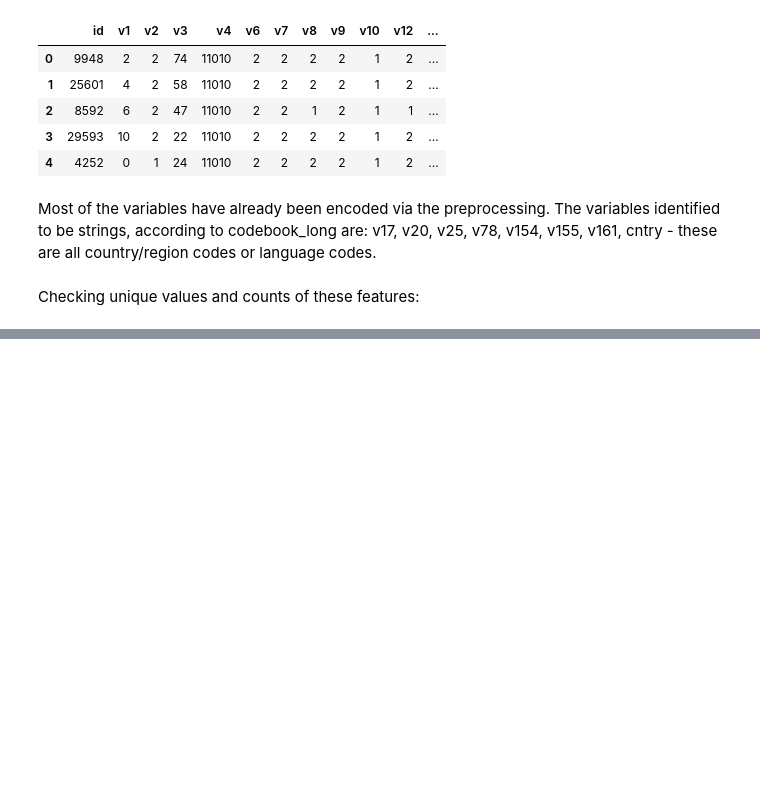
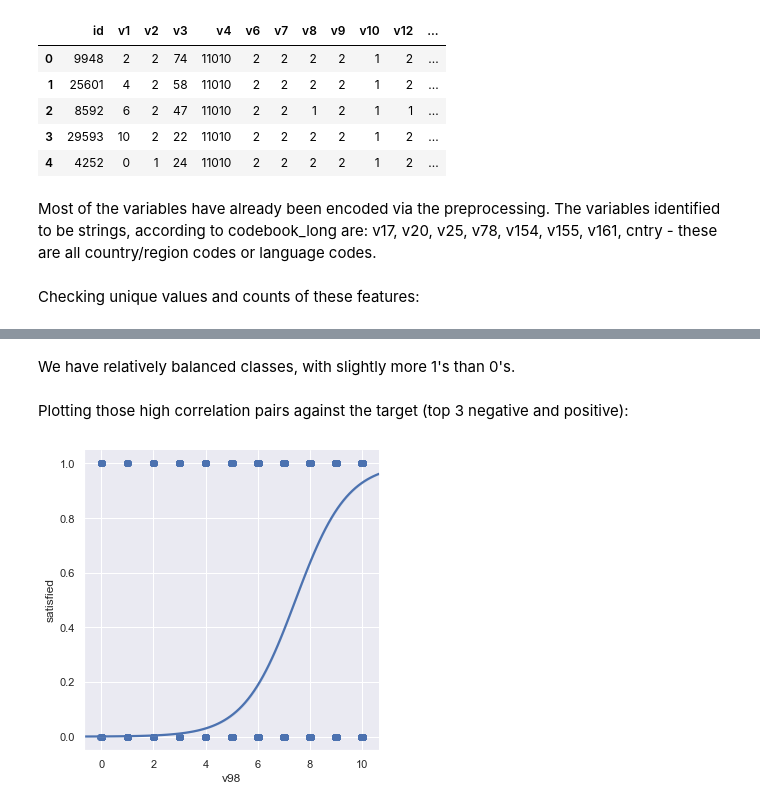
Before and after one commit to sabrina-tan/stat441-W20-project, a Jupyter notebook: 02-exploratory/EDA-Sabrina.ipynb, the cells around one changed output, grey strips where cells are left out. Saved outputs shown, nothing was run; the diff lists cells and outputs as text; code cells hidden in the pictures; blank space fills up the shorter version.

```diff
--- a/02-exploratory/EDA-Sabrina.ipynb
+++ b/02-exploratory/EDA-Sabrina.ipynb
@@ -247,0 +366,10 @@ train_v4 = train_v3.drop(4483)
+# %% [markdown]
+We have relatively balanced classes, with slightly more 1's than 0's.
+# %% [markdown]
+Plotting those high correlation pairs against the target (top 3 negative and positive):
+# %%
+# This takes a while to run
+plot_v98 = train_v5[train_v5.v98 != -1]
+sns.lmplot(x = "v98", y = "satisfied", data = plot_v98, x_jitter=.03, logistic = True);
+# %% [output]
+[figure, added]
```
Also changed, not shown: parts of 36 cells of this notebook.
